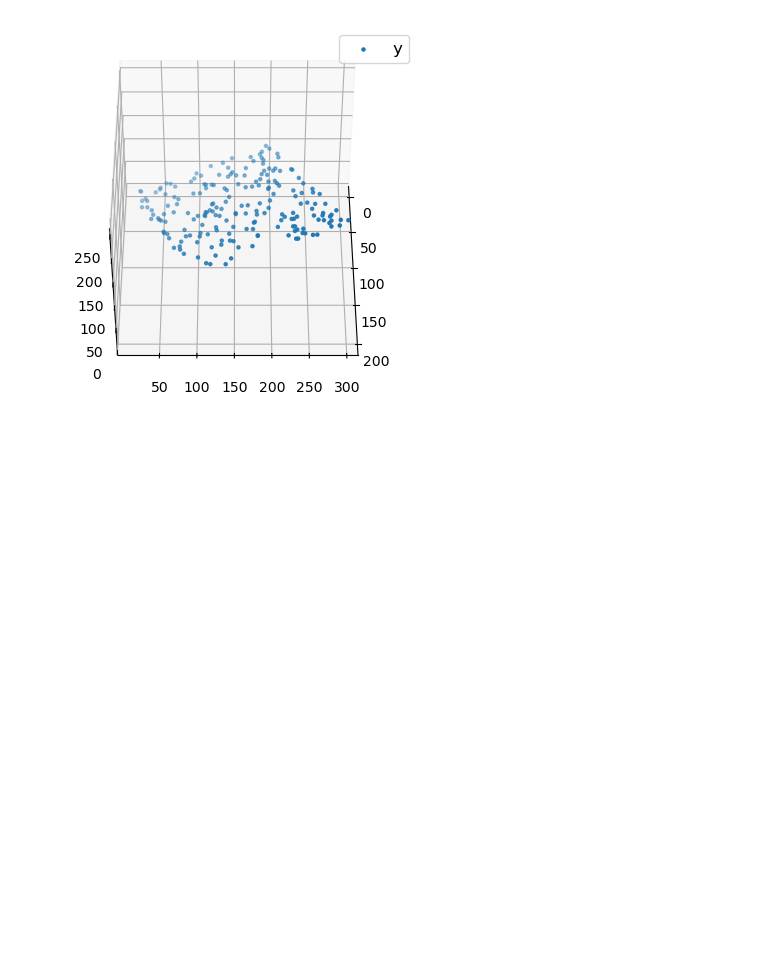
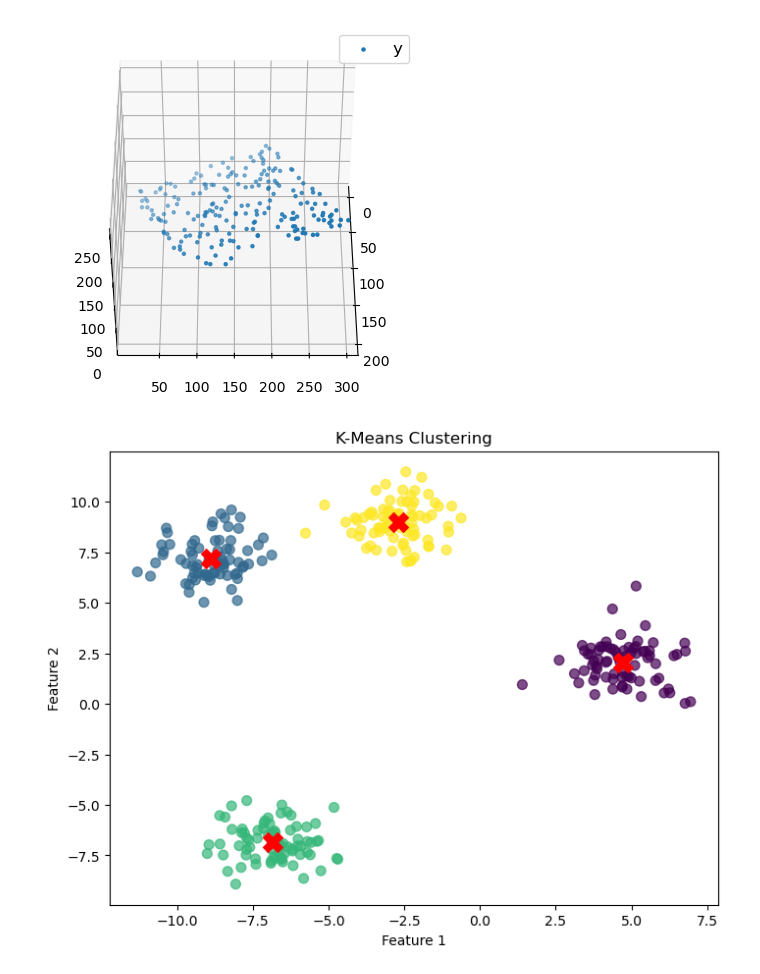
Before and after one commit to shankar1R/AI-ML, a Jupyter notebook: Machine learning.ipynb, the cells around one changed output. Saved outputs shown, nothing was run; the diff lists cells and outputs as text; code cells hidden in the pictures; blank space fills up the shorter version.

```diff
--- a/Machine learning.ipynb
+++ b/Machine learning.ipynb
@@ -30,3 +30,33 @@ ax.view_init(45, 0)
 plt.show()
 # %% [output]
 [figure]
+# %%
+import numpy as np
+import matplotlib.pyplot as plt
+from sklearn.cluster import KMeans
+from sklearn.datasets import make_blobs
+
+# Generate sample data
+n_samples = 300
+random_state = 42
+X, y = make_blobs(n_samples=n_samples, centers=4, random_state=random_state)
+
+# Perform K-means clustering
+n_clusters = 4
+kmeans = KMeans(n_clusters=n_clusters, random_state=random_state)
+predicted_labels = kmeans.fit_predict(X)
+
+# Extract cluster centers and labels
+cluster_centers = kmeans.cluster_centers_
+labels = kmeans.labels_
+
+# Plot the clusters and cluster centers
+plt.figure(figsize=(8, 6))
+plt.scatter(X[:, 0], X[:, 1], c=labels, cmap='viridis', s=50, alpha=0.7)
+plt.scatter(cluster_centers[:, 0], cluster_centers[:, 1], c='red', s=200, marker='X')
+plt.xlabel("Feature 1")
+plt.ylabel("Feature 2")
+plt.title("K-Means Clustering")
+plt.show()
+# %% [output]
+[figure, added]
```
Also changed, not shown: 3 other files.
